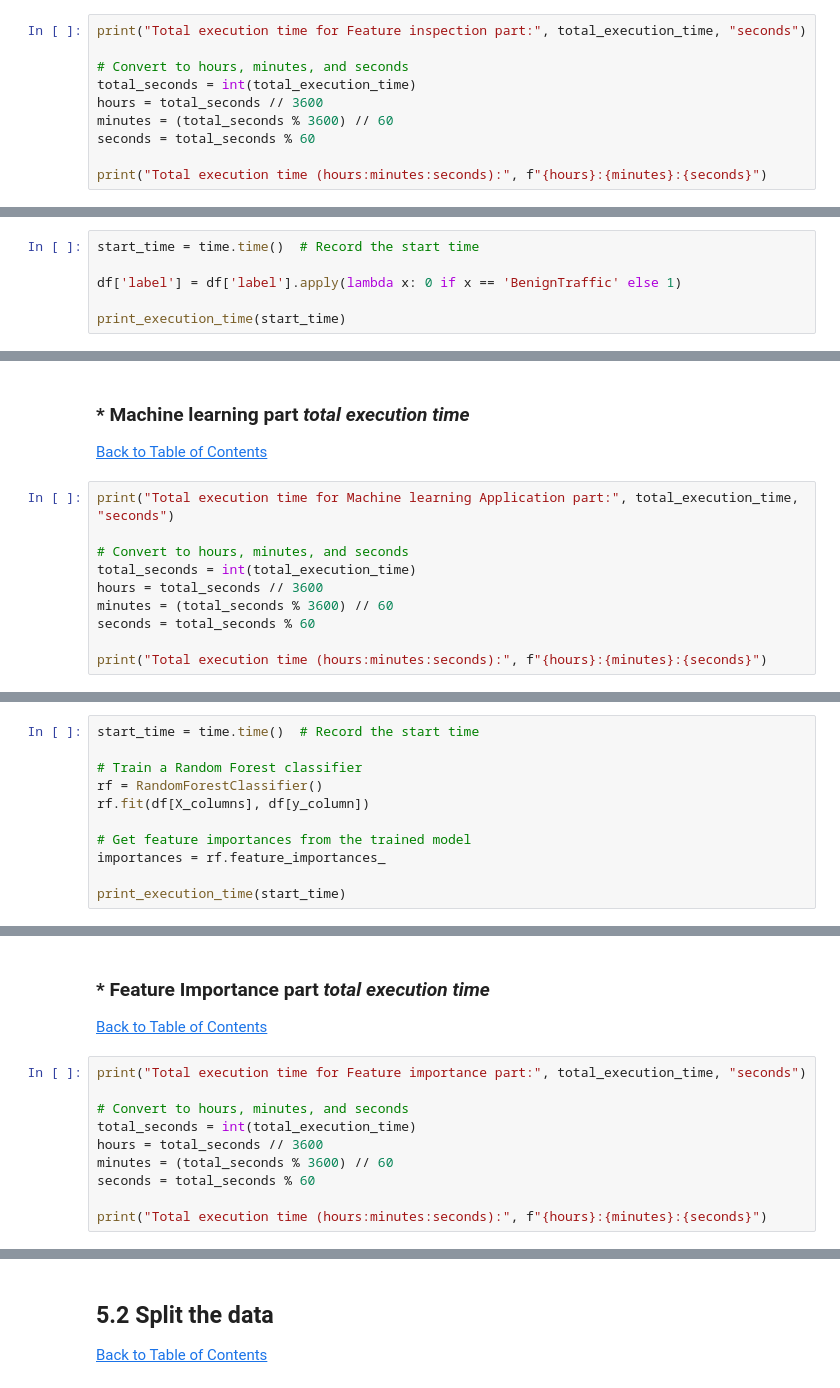
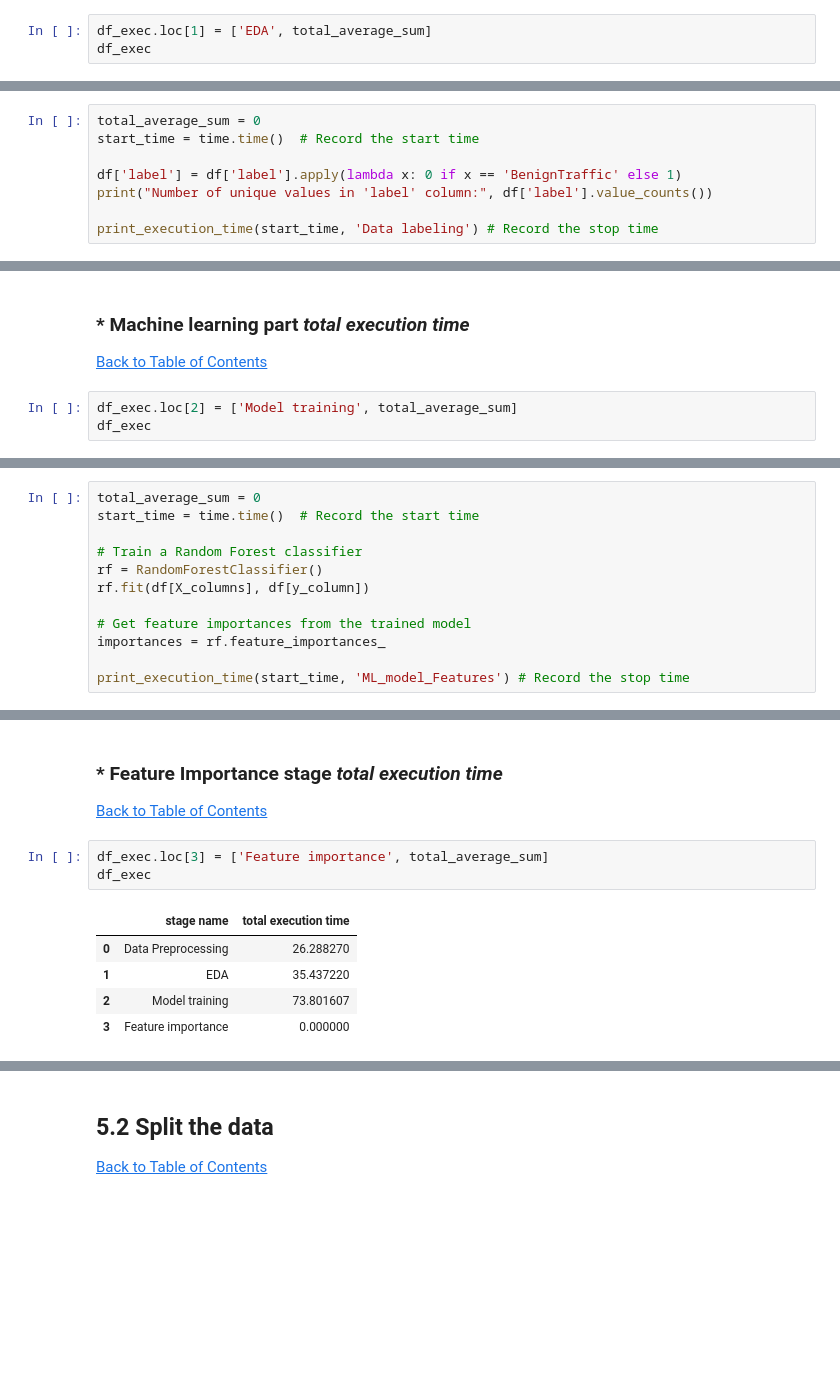
Before and after one commit to Natidhcp/MSC_DA_sem2_CA1, a Jupyter notebook: MSc_DA_CA1(No_BigData).ipynb, the cells around one changed output, grey strips where cells are left out. Saved outputs shown, nothing was run; the diff lists cells and outputs as text; blank space fills up the shorter version.

```diff
--- a/MSc_DA_CA1(No_BigData).ipynb
+++ b/MSc_DA_CA1(No_BigData).ipynb
@@ -563,13 +467,6 @@ plotCorrelationMatrix(df[X_columns], 10)
 ### * Data Exploration part *total execution time*
 [Back to Table of Contents](#0.1)
 # %%
-print("Total execution time for Feature inspection part:", total_execution_time, "seconds")
-
-# Convert to hours, minutes, and seconds
-total_seconds = int(total_execution_time)
-hours = total_seconds // 3600
-minutes = (total_seconds % 3600) // 60
-seconds = total_seconds % 60
-
-print("Total execution time (hours:minutes:seconds):", f"{hours}:{minutes}:{seconds}")
+df_exec.loc[1] = ['EDA', total_average_sum]
+df_exec
 # %% [output]
@@ -588,8 +497,10 @@ Total execution time (hours:minutes:seconds): 0:1:3
 [Back to Table of Contents](#0.1)
 # %%
+total_average_sum = 0
 start_time = time.time()  # Record the start time
 
 df['label'] = df['label'].apply(lambda x: 0 if x == 'BenignTraffic' else 1)
+print("Number of unique values in 'label' column:", df['label'].value_counts())
 
-print_execution_time(start_time)
+print_execution_time(start_time, 'Data labeling') # Record the stop time
 # %% [output]
@@ -662,12 +552,5 @@ print("F1 Score:", f1)
 ### * Machine learning part *total execution time*
 [Back to Table of Contents](#0.1)
 # %%
-print("Total execution time for Machine learning Application part:", total_execution_time, "seconds")
-
-# Convert to hours, minutes, and seconds
-total_seconds = int(total_execution_time)
-hours = total_seconds // 3600
-minutes = (total_seconds % 3600) // 60
-seconds = total_seconds % 60
-
-print("Total execution time (hours:minutes:seconds):", f"{hours}:{minutes}:{seconds}")
+df_exec.loc[2] = ['Model training', total_average_sum]
+df_exec
@@ -684,4 +584,5 @@ In the context of logistic regression, feature scaling is not typically required
 # %%
+total_average_sum = 0
 start_time = time.time()  # Record the start time
 
 # Train a Random Forest classifier
@@ -691,5 +592,5 @@ rf.fit(df[X_columns], df[y_column])
 # Get feature importances from the trained model
 importances = rf.feature_importances_
 
-print_execution_time(start_time)
+print_execution_time(start_time, 'ML_model_Features') # Record the stop time
 # %% [output]
@@ -744,16 +633,15 @@ plt.show()
 # %% [markdown]
 <a class="anchor" id="4.3"></a>
-### * Feature Importance part *total execution time*
+### * Feature Importance stage *total execution time*
 [Back to Table of Contents](#0.1)
 # %%
-print("Total execution time for Feature importance part:", total_execution_time, "seconds")
-
-# Convert to hours, minutes, and seconds
-total_seconds = int(total_execution_time)
-hours = total_seconds // 3600
-minutes = (total_seconds % 3600) // 60
-seconds = total_seconds % 60
-
-print("Total execution time (hours:minutes:seconds):", f"{hours}:{minutes}:{seconds}")
+df_exec.loc[3] = ['Feature importance', total_average_sum]
+df_exec
+# %% [output]
+|  | stage name | total execution time |
+| 0 | Data Preprocessing | 26.288270 |
+| 1 | EDA | 35.437220 |
+| 2 | Model training | 73.801607 |
+| 3 | Feature importance | 0.000000 |
 # %% [markdown]
 ### Note
```
Also changed, not shown: parts of 76 cells of this notebook, 1 other file.
